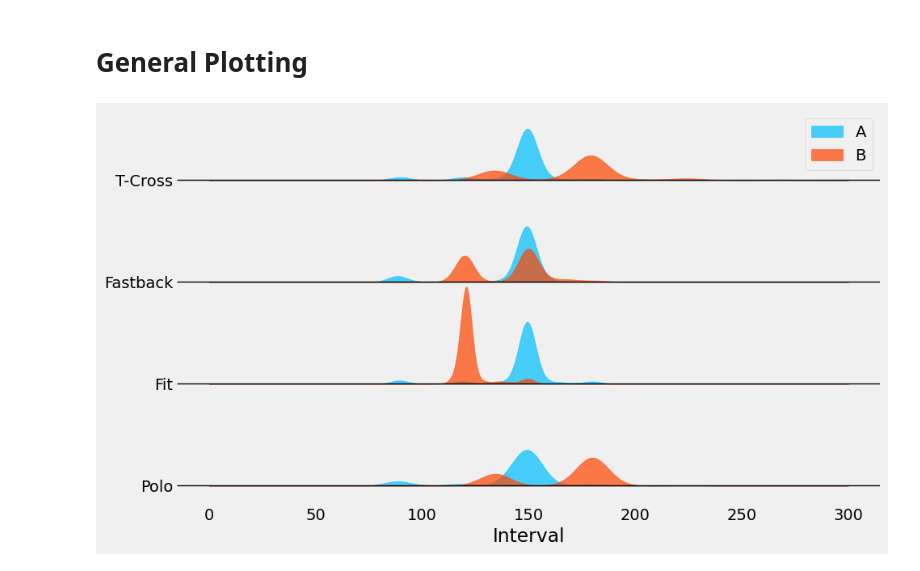
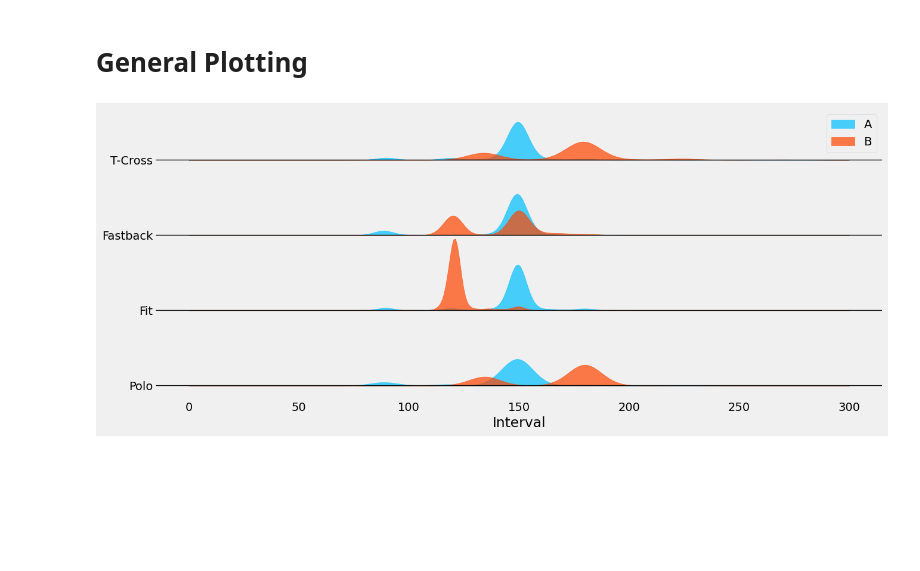
Before and after one commit to conect2ai/SBRC2025-App2Car, a Jupyter notebook: analysis.ipynb, the cells around one changed output. Saved outputs shown, nothing was run; the diff lists cells and outputs as text; code cells hidden in the pictures; blank space fills up the shorter version.

```diff
--- a/analysis.ipynb
+++ b/analysis.ipynb
@@ -785,33 +777,33 @@ samples = [
 colors = ['deepskyblue', 'orangered']
 
 # Ridge plot
-plt.figure(figsize=(10, 6))
+plt.figure(figsize=(14, 6))
 
 # KDE points
 x_vals = np.linspace(0, 300, 400)
 
 # Plotting
 for i, car_samples in enumerate(samples):
     offset = i * 2  # Vertical offset
 
     for j, sample in enumerate(car_samples):
         kde = gaussian_kde(sample, bw_method=0.2)
         density = kde(x_vals) * 15
 
         plt.fill_between(x_vals, density + offset, offset, color=colors[j % 2], alpha=0.7)
 
     # Horizontal separator line
     plt.axhline(y=offset, color='black', linewidth=1)
 
 # Formatting
 plt.yticks([i * 2 for i in range(len(cars))], cars)
 # plt.xticks([])
 plt.grid(False)
 plt.box(False)
 
 plt.xlabel("Interval")
 plt.legend(["A", "B"], loc="upper right")
 
 plt.show()
 # %% [output]
-[figure, old version]
+[figure, new version]
```
Also changed, not shown: parts of 27 cells of this notebook, 2 other files.
